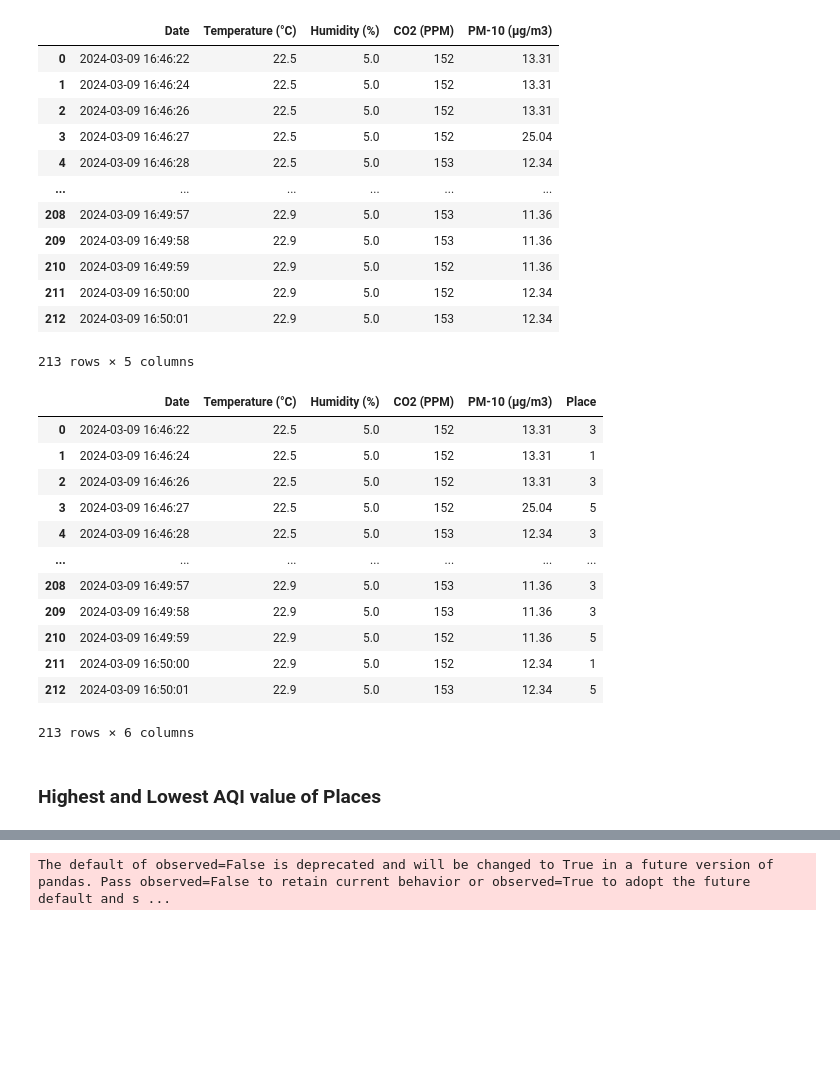
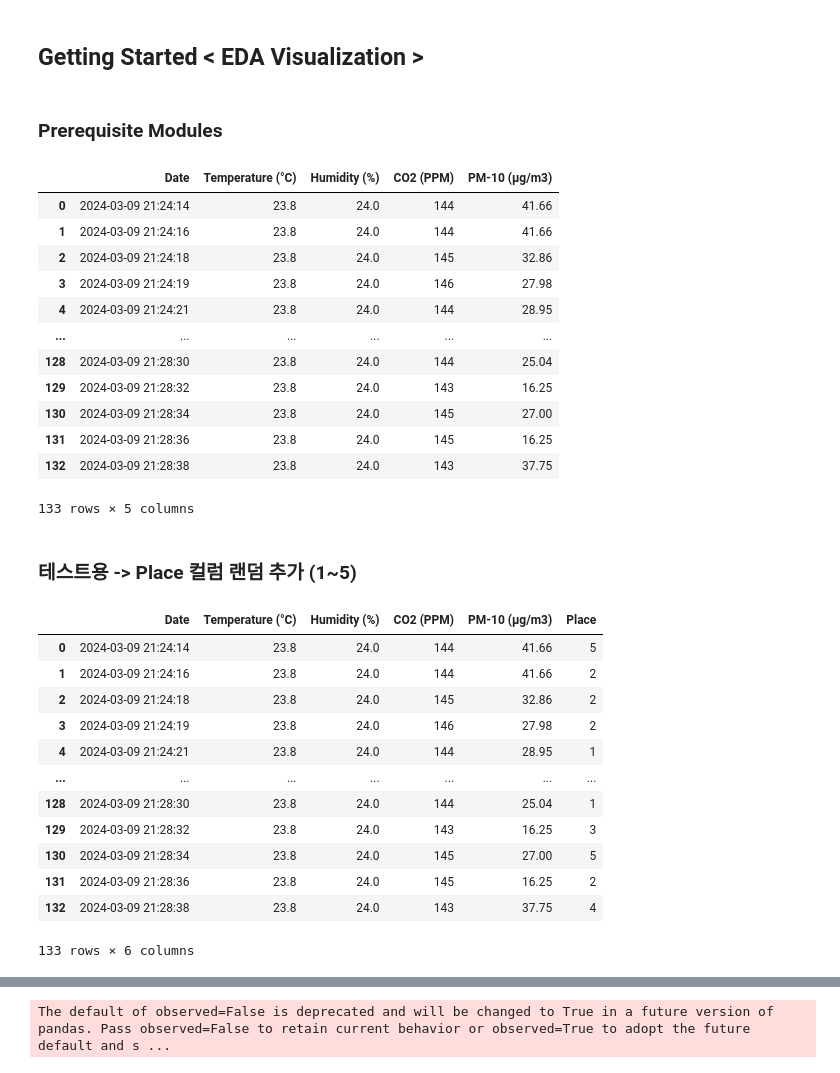
Before and after one commit to addinedu-ros-4th/iot-repo-5, a Jupyter notebook: src/eco_sensor_analysis/EDA_AQI_test.ipynb, the cells around one changed output, grey strips where cells are left out. Cells and saved outputs as stored; diff of their text form; code cells hidden in the pictures; blank space fills up the shorter version.

```diff
--- a/src/eco_sensor_analysis/EDA_AQI_test.ipynb
+++ b/src/eco_sensor_analysis/EDA_AQI_test.ipynb
@@ -0,0 +1,4 @@
+# %% [markdown]
+## Getting Started < EDA Visualization >
+# %% [markdown]
+### Prerequisite Modules
@@ -1,44 +15,40 @@
 # %%
-import pandas as pd
-
-df = pd.read_csv("/home/kkyu/amr_ws/DL/IoT_Project/environment.csv")
+df = pd.read_csv("/home/kkyu/amr_ws/DL/IoT_Project/iot-repo-5/data/environment_test.csv")
 df
 # %% [output]
 |  | Date | Temperature (°C) | Humidity (%) | CO2 (PPM) | PM-10 (μg/m3) |
-| 0 | 2024-03-09 16:46:22 | 22.5 | 5.0 | 152 | 13.31 |
-| 1 | 2024-03-09 16:46:24 | 22.5 | 5.0 | 152 | 13.31 |
-| 2 | 2024-03-09 16:46:26 | 22.5 | 5.0 | 152 | 13.31 |
-| 3 | 2024-03-09 16:46:27 | 22.5 | 5.0 | 152 | 25.04 |
-| 4 | 2024-03-09 16:46:28 | 22.5 | 5.0 | 153 | 12.34 |
+| 0 | 2024-03-09 21:24:14 | 23.8 | 24.0 | 144 | 41.66 |
+| 1 | 2024-03-09 21:24:16 | 23.8 | 24.0 | 144 | 41.66 |
+| 2 | 2024-03-09 21:24:18 | 23.8 | 24.0 | 145 | 32.86 |
+| 3 | 2024-03-09 21:24:19 | 23.8 | 24.0 | 146 | 27.98 |
+| 4 | 2024-03-09 21:24:21 | 23.8 | 24.0 | 144 | 28.95 |
 | ... | ... | ... | ... | ... | ... |
-| 208 | 2024-03-09 16:49:57 | 22.9 | 5.0 | 153 | 11.36 |
-| 209 | 2024-03-09 16:49:58 | 22.9 | 5.0 | 153 | 11.36 |
-| 210 | 2024-03-09 16:49:59 | 22.9 | 5.0 | 152 | 11.36 |
-| 211 | 2024-03-09 16:50:00 | 22.9 | 5.0 | 152 | 12.34 |
-| 212 | 2024-03-09 16:50:01 | 22.9 | 5.0 | 153 | 12.34 |
+| 128 | 2024-03-09 21:28:30 | 23.8 | 24.0 | 144 | 25.04 |
+| 129 | 2024-03-09 21:28:32 | 23.8 | 24.0 | 143 | 16.25 |
+| 130 | 2024-03-09 21:28:34 | 23.8 | 24.0 | 145 | 27.00 |
+| 131 | 2024-03-09 21:28:36 | 23.8 | 24.0 | 145 | 16.25 |
+| 132 | 2024-03-09 21:28:38 | 23.8 | 24.0 | 143 | 37.75 |
-213 rows × 5 columns
+133 rows × 5 columns
+# %% [markdown]
+### 테스트용 -> Place 컬럼 랜덤 추가 (1~5)
 # %%
-import numpy as np
-# 'Place' 컬럼 추가하고 1~5 랜덤값 할당
 df['Place'] = np.random.randint(1, 6, size=len(df))
 
 df
 # %% [output]
 |  | Date | Temperature (°C) | Humidity (%) | CO2 (PPM) | PM-10 (μg/m3) | Place |
-| 0 | 2024-03-09 16:46:22 | 22.5 | 5.0 | 152 | 13.31 | 3 |
-| 1 | 2024-03-09 16:46:24 | 22.5 | 5.0 | 152 | 13.31 | 1 |
-| 2 | 2024-03-09 16:46:26 | 22.5 | 5.0 | 152 | 13.31 | 3 |
-| 3 | 2024-03-09 16:46:27 | 22.5 | 5.0 | 152 | 25.04 | 5 |
-| 4 | 2024-03-09 16:46:28 | 22.5 | 5.0 | 153 | 12.34 | 3 |
+| 0 | 2024-03-09 21:24:14 | 23.8 | 24.0 | 144 | 41.66 | 5 |
+| 1 | 2024-03-09 21:24:16 | 23.8 | 24.0 | 144 | 41.66 | 2 |
+| 2 | 2024-03-09 21:24:18 | 23.8 | 24.0 | 145 | 32.86 | 2 |
+| 3 | 2024-03-09 21:24:19 | 23.8 | 24.0 | 146 | 27.98 | 2 |
+| 4 | 2024-03-09 21:24:21 | 23.8 | 24.0 | 144 | 28.95 | 1 |
 | ... | ... | ... | ... | ... | ... | ... |
-| 208 | 2024-03-09 16:49:57 | 22.9 | 5.0 | 153 | 11.36 | 3 |
-| 209 | 2024-03-09 16:49:58 | 22.9 | 5.0 | 153 | 11.36 | 3 |
-| 210 | 2024-03-09 16:49:59 | 22.9 | 5.0 | 152 | 11.36 | 5 |
-| 211 | 2024-03-09 16:50:00 | 22.9 | 5.0 | 152 | 12.34 | 1 |
-| 212 | 2024-03-09 16:50:01 | 22.9 | 5.0 | 153 | 12.34 | 5 |
+| 128 | 2024-03-09 21:28:30 | 23.8 | 24.0 | 144 | 25.04 | 1 |
+| 129 | 2024-03-09 21:28:32 | 23.8 | 24.0 | 143 | 16.25 | 3 |
+| 130 | 2024-03-09 21:28:34 | 23.8 | 24.0 | 145 | 27.00 | 5 |
+| 131 | 2024-03-09 21:28:36 | 23.8 | 24.0 | 145 | 16.25 | 2 |
+| 132 | 2024-03-09 21:28:38 | 23.8 | 24.0 | 143 | 37.75 | 4 |
-213 rows × 6 columns
+133 rows × 6 columns
-# %% [markdown]
-### Highest and Lowest AQI value of Places
 # %%
 df = df.set_index("Date")
 df
```
Also changed, not shown: parts of 17 cells of this notebook.
